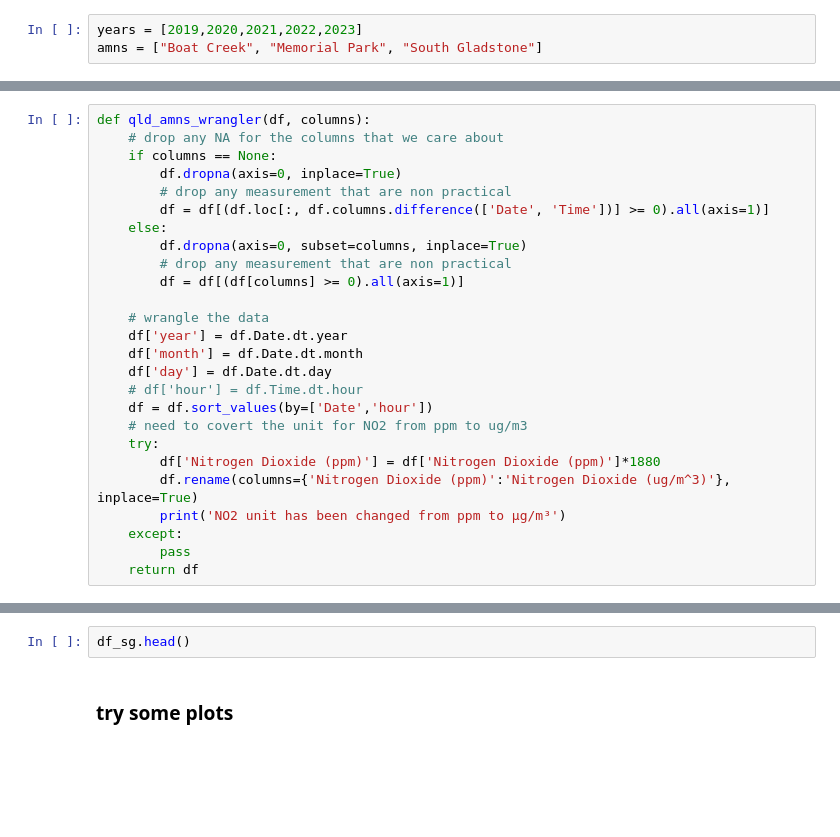
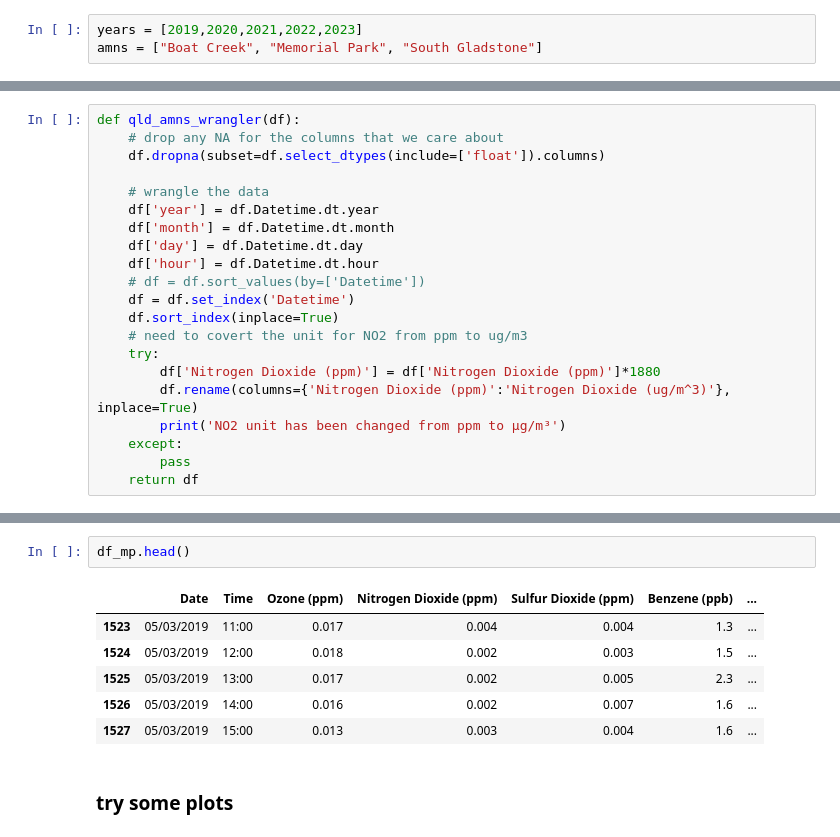
Before and after one commit to GinnCheng/DA_AQ_hub, a Jupyter notebook: main_script.ipynb, the cells around one changed output, grey strips where cells are left out. Saved outputs shown, nothing was run; the diff lists cells and outputs as text; blank space fills up the shorter version.

```diff
--- a/main_script.ipynb
+++ b/main_script.ipynb
@@ -24,21 +31,16 @@ NameError: name 'df' is not defined
 # %%
-def qld_amns_wrangler(df, columns):
+def qld_amns_wrangler(df):
     # drop any NA for the columns that we care about
-    if columns == None:
-        df.dropna(axis=0, inplace=True)
-        # drop any measurement that are non practical
-        df = df[(df.loc[:, df.columns.difference(['Date', 'Time'])] >= 0).all(axis=1)]
-    else:
-        df.dropna(axis=0, subset=columns, inplace=True)
-        # drop any measurement that are non practical
-        df = df[(df[columns] >= 0).all(axis=1)]
+    df.dropna(subset=df.select_dtypes(include=['float']).columns)
 
     # wrangle the data
-    df['year'] = df.Date.dt.year
-    df['month'] = df.Date.dt.month
-    df['day'] = df.Date.dt.day
-    # df['hour'] = df.Time.dt.hour
-    df = df.sort_values(by=['Date','hour'])
+    df['year'] = df.Datetime.dt.year
+    df['month'] = df.Datetime.dt.month
+    df['day'] = df.Datetime.dt.day
+    df['hour'] = df.Datetime.dt.hour
+    # df = df.sort_values(by=['Datetime'])
+    df = df.set_index('Datetime')
+    df.sort_index(inplace=True)
     # need to covert the unit for NO2 from ppm to ug/m3
     try:
         df['Nitrogen Dioxide (ppm)'] = df['Nitrogen Dioxide (ppm)']*1880
@@ -59,5 +74,12 @@ df_bc.info()
 # %%
-df_sg.head()
+df_mp.head()
+# %% [output]
+|  | Date | Time | Ozone (ppm) | Nitrogen Dioxide (ppm) | Sulfur Dioxide (ppm) | Benzene (ppb) | ... |
+| 1523 | 05/03/2019 | 11:00 | 0.017 | 0.004 | 0.004 | 1.3 | ... |
+| 1524 | 05/03/2019 | 12:00 | 0.018 | 0.002 | 0.003 | 1.5 | ... |
+| 1525 | 05/03/2019 | 13:00 | 0.017 | 0.002 | 0.005 | 2.3 | ... |
+| 1526 | 05/03/2019 | 14:00 | 0.016 | 0.002 | 0.007 | 1.6 | ... |
+| 1527 | 05/03/2019 | 15:00 | 0.013 | 0.003 | 0.004 | 1.6 | ... |
 # %% [markdown]
 ### try some plots
 # %% [markdown]
```
Also changed, not shown: parts of 4 cells of this notebook.
